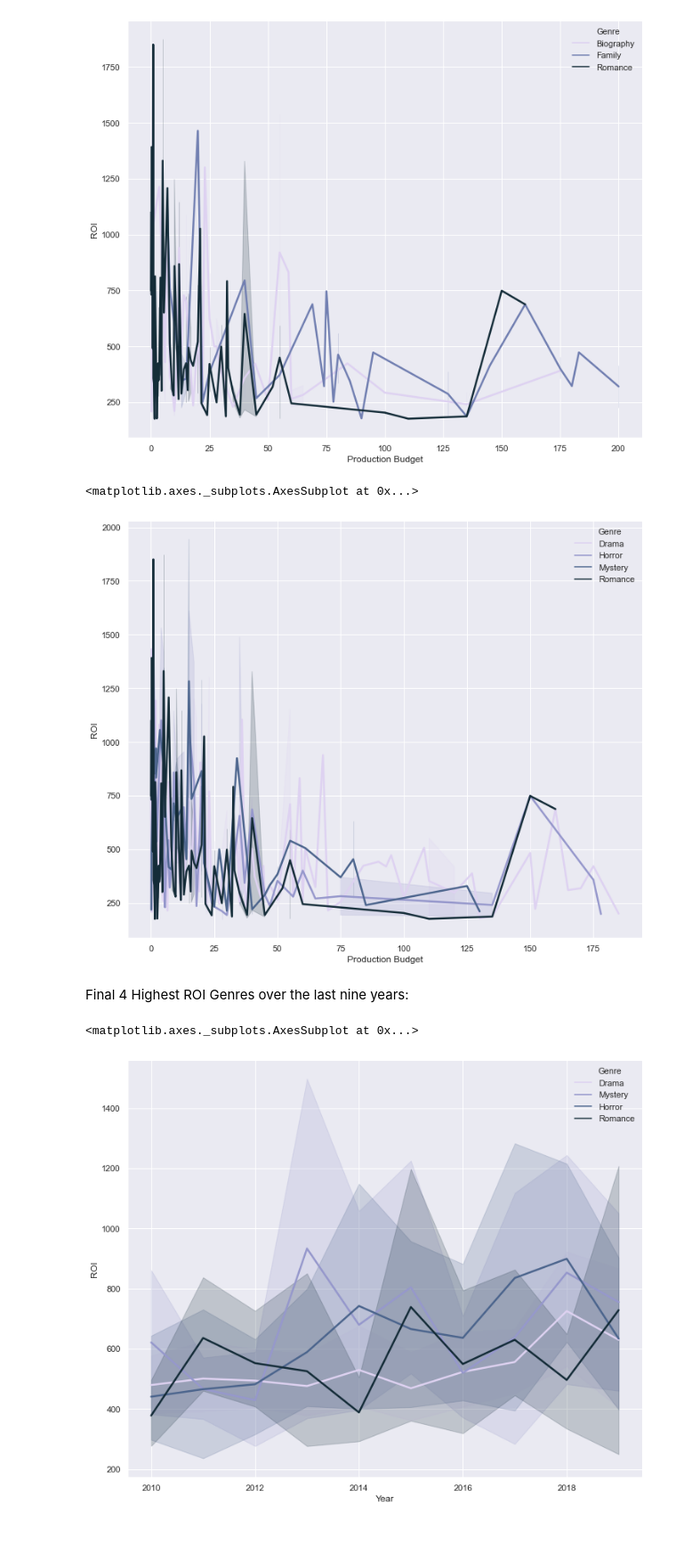
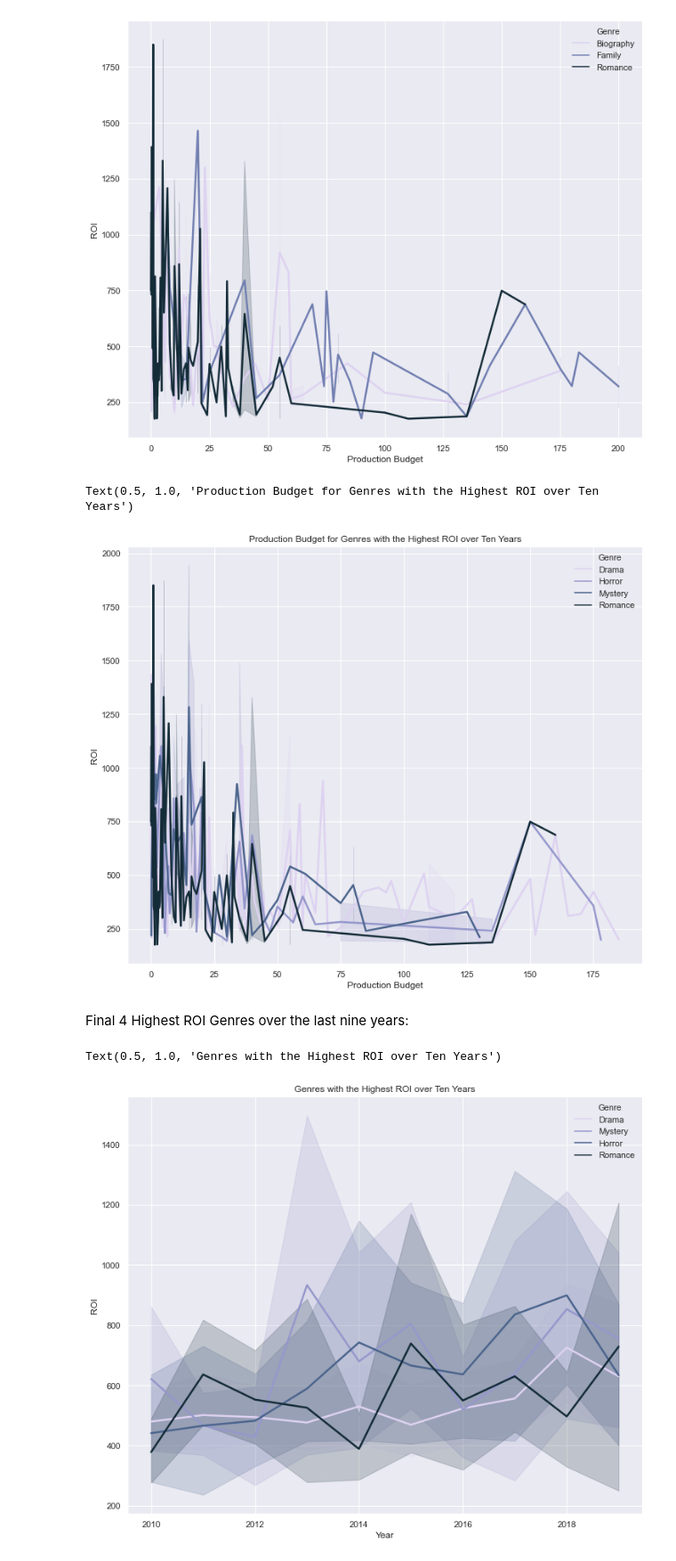
Before and after one commit to conlpate/dsc-mod-1-project-v2-1-onl01-dtsc-pt-052620, a Jupyter notebook: Data/Final Plot DF Notebook.ipynb, the cells around one changed output. Shown at 89% size. Drawn from its saved outputs; the diff is of its cells as text; code cells hidden in the pictures; blank space fills up the shorter version.

```diff
--- a/Data/Final Plot DF Notebook.ipynb
+++ b/Data/Final Plot DF Notebook.ipynb
@@ -656,20 +657,22 @@ sns.lineplot(x="Production Budget", y="ROI",
              hue="Genre", hue_order=['Drama', 'Horror', 'Mystery', 'Romance'],
              estimator=np.mean, err_style="band",
              data=presentation_df, palette="ch:2.5,.25", linewidth=2.5)
+plt.title('Production Budget for Genres with the Highest ROI over Ten Years')
 # %% [output]
-<matplotlib.axes._subplots.AxesSubplot at 0x...>
+Text(0.5, 1.0, 'Production Budget for Genres with the Highest ROI over Ten Years')
-[figure, old version]
+[figure, new version]
 # %% [markdown]
 Final 4 Highest ROI Genres over the last nine years:
 # %%
 sns.set(style="darkgrid")
 plt.figure(figsize=(12,10))
 sns.lineplot(x="Year", y="ROI",
              hue="Genre", hue_order=['Drama', 'Mystery', 'Horror', 'Romance'],
              estimator=np.mean, err_style="band",
              data=presentation_df, palette="ch:2.5,.25", linewidth=2.5)
+plt.title('Genres with the Highest ROI over Ten Years')
 # %% [output]
-<matplotlib.axes._subplots.AxesSubplot at 0x...>
+Text(0.5, 1.0, 'Genres with the Highest ROI over Ten Years')
-[figure, old version]
+[figure, new version]
 # %%
 #final_df.to_excel('MoviesDataFrame.xlsx', index=False)
```
Also changed, not shown: parts of 1 cell of this notebook, 1 other file.
